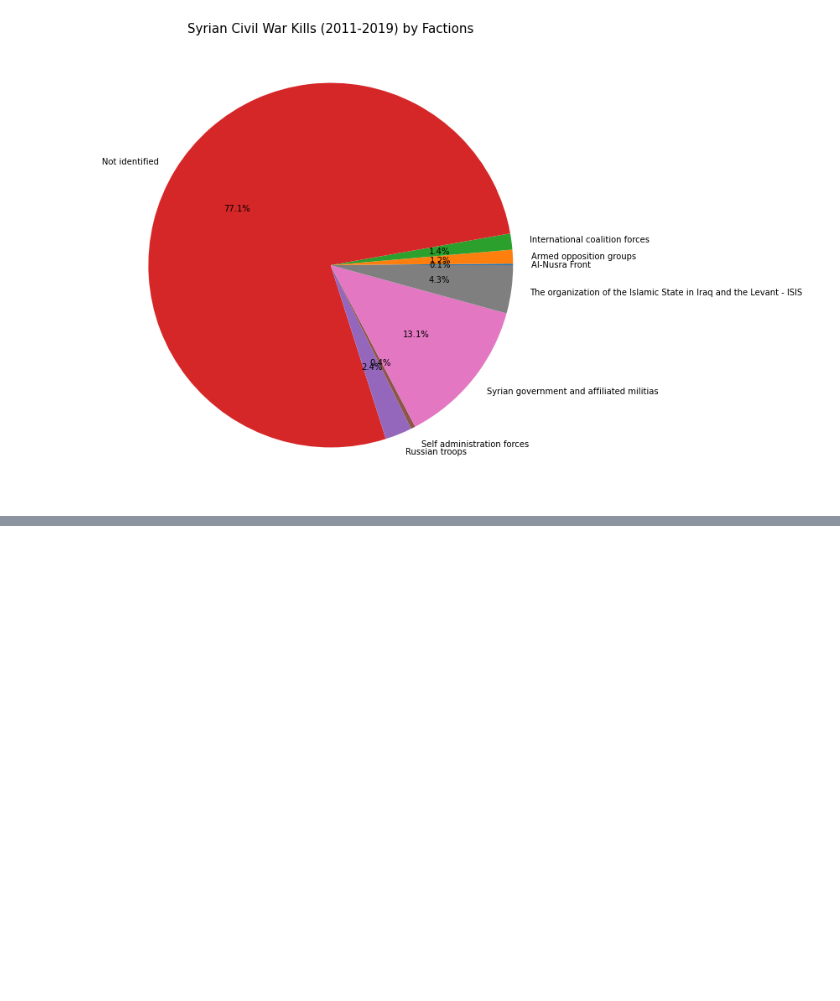
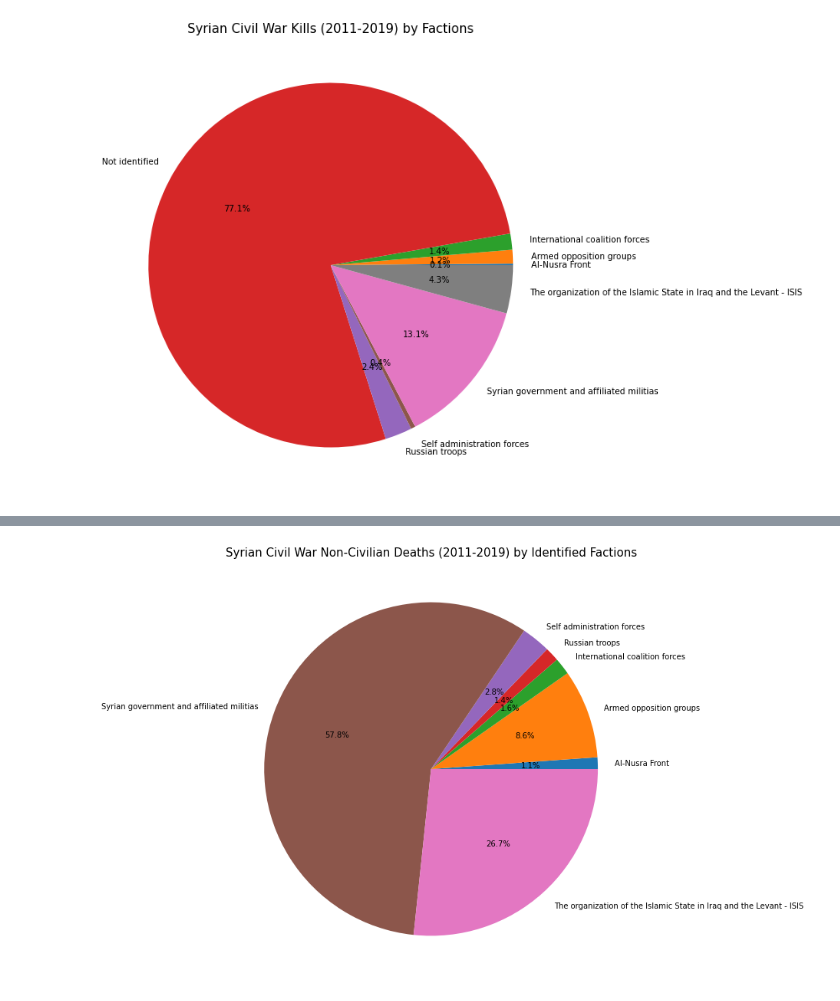
Before and after one commit to Tbasa-hk97/Tbasa-hk97.github.io, a Jupyter notebook: Syrian-Civil-War-Casualties.ipynb, the cells around one changed output, grey strips where cells are left out. Cells and saved outputs as stored; diff of their text form; code cells hidden in the pictures; blank space fills up the shorter version.

```diff
--- a/Syrian-Civil-War-Casualties.ipynb
+++ b/Syrian-Civil-War-Casualties.ipynb
@@ -302,0 +288,7 @@ plt.show()
+# %%
+plt.figure(figsize=(10,10))
+plt.title('Syrian Civil War Non-Civilian Deaths (2011-2019) by Identified Factions', fontsize=15)
+plt.pie(NonCivilianCasActor['count'],labels=NonCivilianCasActor['actor'],autopct='%1.1f%%')
+plt.show()
+# %% [output]
+[figure, added]
```
Also changed, not shown: parts of 40 cells of this notebook, 1 other file.
